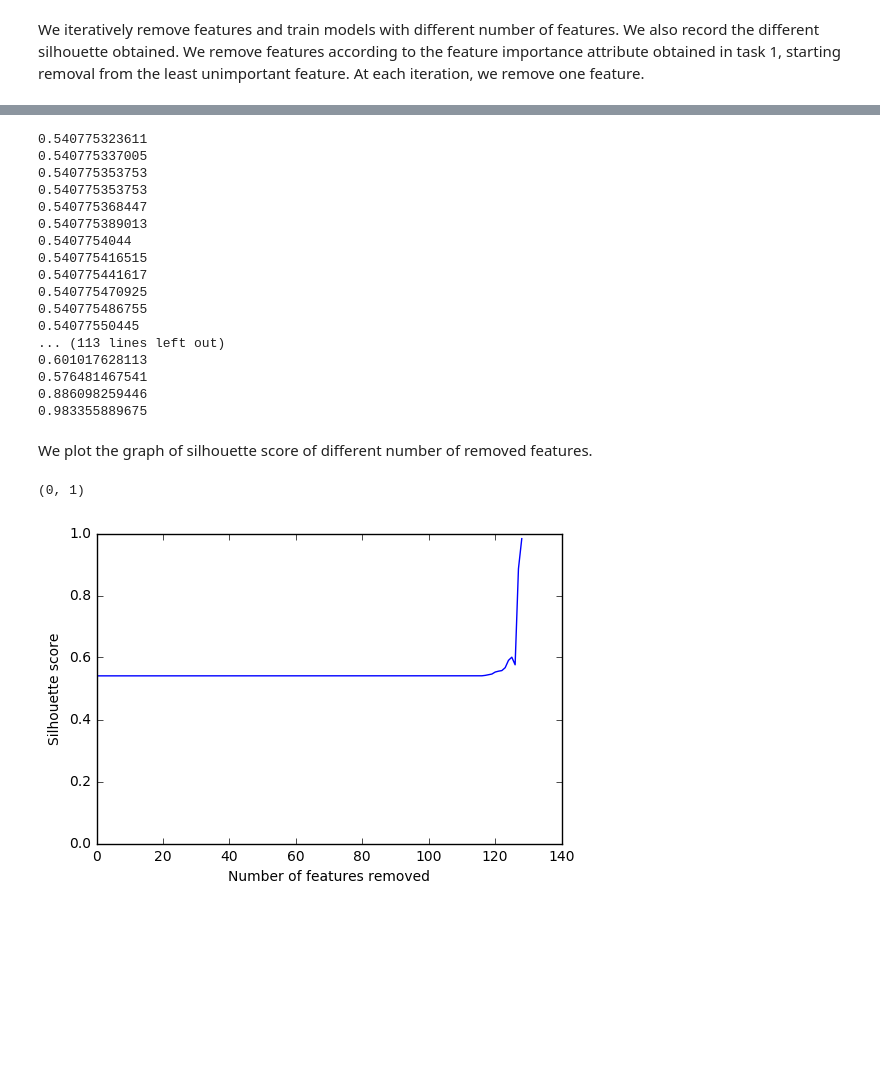
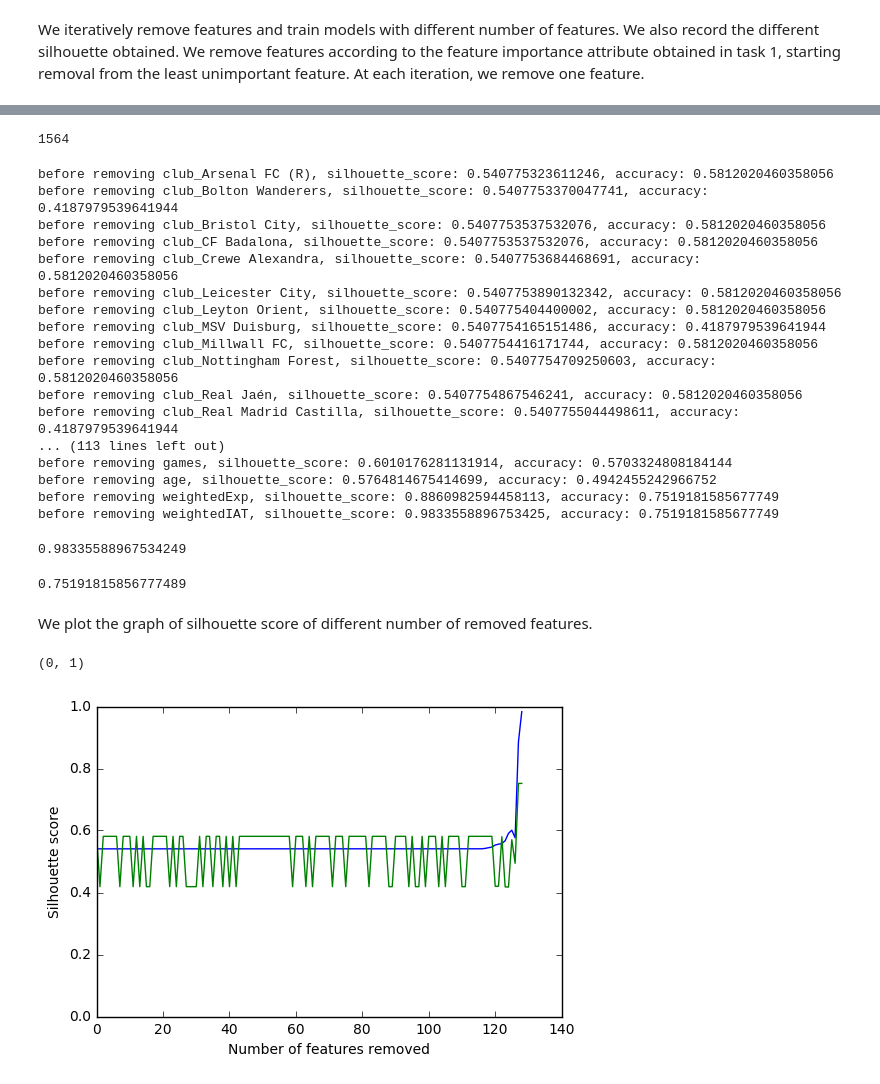
Before and after one commit to BeforeRain/ADA-homework, a Jupyter notebook: 04 - Applied ML/task2-clustering.ipynb, the cells around one changed output, grey strips where cells are left out. Drawn from its saved outputs; the diff is of its cells as text; code cells hidden in the pictures; blank space fills up the shorter version.

Commit message:
Rearrange feature processing cells; Plot accuracy along with silhouette score

```diff
--- a/04 - Applied ML/task2-clustering.ipynb
+++ b/04 - Applied ML/task2-clustering.ipynb
@@ -289,4 +300,8 @@ We use KMeans as the clustering algorithm. We iteratively remove features accord
+# %%
+def skin_color(row):
+    if row.color_rate < 0.5:
+        return 0
+    return 1
 # %%
+Y = player_data.apply(skin_color, axis=1)
 X = player_data.drop('color_rate',axis=1)
-# %%
-X.dropna(inplace=True)
@@ -321,44 +361,61 @@ features_to_remove = ['club_Arsenal FC (R)', 'club_Bolton Wanderers', 'club_Bris
+# %%
+len(kmeans.labels_)
+# %% [output]
+1564
 # %%
 silhouette_scores = []
+accuracies = []
 
 for feature_to_remove in features_to_remove:
     # train model and compute silhouette score
     kmeans = KMeans(n_clusters=2, init='k-means++')
     kmeans.fit(X)
     sil = silhouette_score(X, kmeans.labels_, metric='euclidean')
-    print(sil)
     silhouette_scores.append(sil)
+    accuracy = ((kmeans.labels_ == Y).sum() / len(Y))
+    accuracies.append(accuracy)
+    # TODO: hide output for submission
+    print("before removing {0}, silhouette_score: {1}, accuracy: {2}".format(feature_to_remove, sil, accuracy))
 
     # remove feature
     X.drop(feature_to_remove, axis=1, inplace=True)
 # %% [output]
-0.540775323611
-0.540775337005
-0.540775353753
-0.540775353753
-0.540775368447
-0.540775389013
-0.5407754044
-0.540775416515
-0.540775441617
-0.540775470925
-0.540775486755
-0.54077550445
+before removing club_Arsenal FC (R), silhouette_score: 0.540775323611246, accuracy: 0.5812020460358056
+before removing club_Bolton Wanderers, silhouette_score: 0.5407753370047741, accuracy: 0.4187979539641944
+before removing club_Bristol City, silhouette_score: 0.5407753537532076, accuracy: 0.5812020460358056
+before removing club_CF Badalona, silhouette_score: 0.5407753537532076, accuracy: 0.5812020460358056
+before removing club_Crewe Alexandra, silhouette_score: 0.5407753684468691, accuracy: 0.5812020460358056
+before removing club_Leicester City, silhouette_score: 0.5407753890132342, accuracy: 0.5812020460358056
+before removing club_Leyton Orient, silhouette_score: 0.540775404400002, accuracy: 0.5812020460358056
+before removing club_MSV Duisburg, silhouette_score: 0.5407754165151486, accuracy: 0.4187979539641944
+before removing club_Millwall FC, silhouette_score: 0.5407754416171744, accuracy: 0.5812020460358056
+before removing club_Nottingham Forest, silhouette_score: 0.5407754709250603, accuracy: 0.5812020460358056
+before removing club_Real Jaén, silhouette_score: 0.5407754867546241, accuracy: 0.5812020460358056
+before removing club_Real Madrid Castilla, silhouette_score: 0.5407755044498611, accuracy: 0.4187979539641944
 ... (113 lines left out)
-0.601017628113
-0.576481467541
-0.886098259446
-0.983355889675
+before removing games, silhouette_score: 0.6010176281131914, accuracy: 0.5703324808184144
+before removing age, silhouette_score: 0.5764814675414699, accuracy: 0.4942455242966752
+before removing weightedExp, silhouette_score: 0.8860982594458113, accuracy: 0.7519181585677749
+before removing weightedIAT, silhouette_score: 0.9833558896753425, accuracy: 0.7519181585677749
+# %%
+max(silhouette_scores)
+# %% [output]
+0.98335588967534249
+# %%
+max(accuracies)
+# %% [output]
+0.75191815856777489
 # %% [markdown]
 We plot the graph of silhouette score of different number of removed features.
 # %%
 import matplotlib.pyplot as plt
 %matplotlib inline
 
-plt.plot(silhouette_scores,label='Silhouette score')
+plt.plot(silhouette_scores, label='Silhouette score')
+plt.plot(accuracies, label='Accuracy')
 plt.xlabel('Number of features removed')
 plt.ylabel('Silhouette score')
 plt.ylim([0,1])
 # %% [output]
 (0, 1)
-[figure, old version]
+[figure, new version]
```
Also changed, not shown: parts of 31 cells of this notebook.
